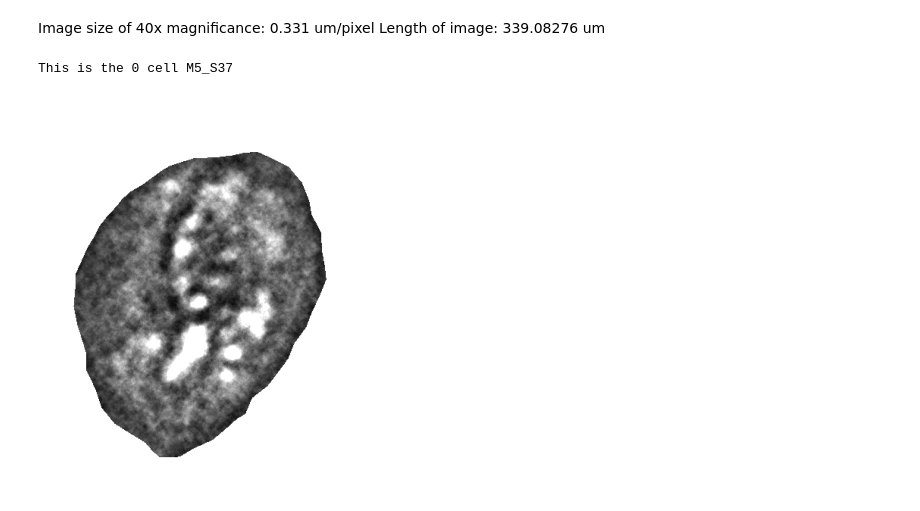
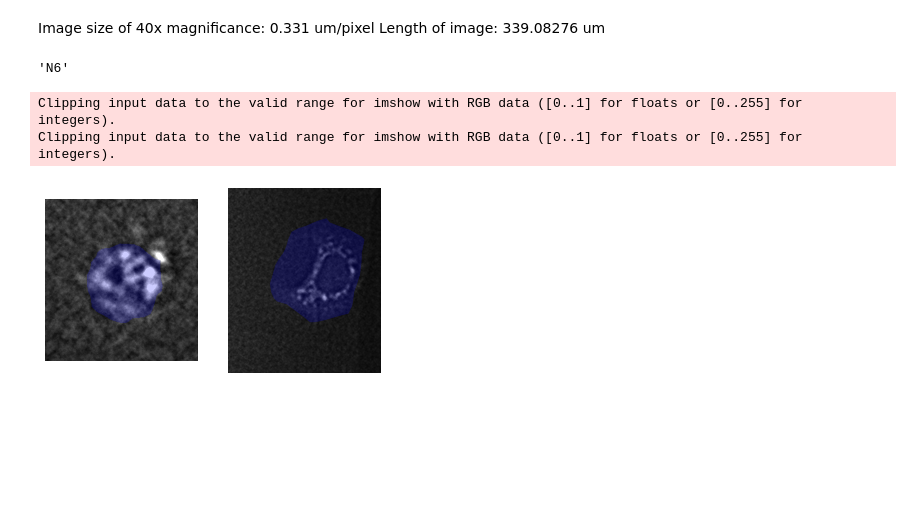
Before and after one commit to echosun77/echosun77-MCF7_hyperspectral_imaging_sequencing, a Jupyter notebook: figures/new_batches/figure3/Schemtic_size.ipynb, the cells around one changed output. Cells and saved outputs as stored; diff of their text form; code cells hidden in the pictures; blank space fills up the shorter version.

```diff
--- a/figures/new_batches/figure3/Schemtic_size.ipynb
+++ b/figures/new_batches/figure3/Schemtic_size.ipynb
@@ -39,32 +12,47 @@ def read_image(fn):
 # %% [markdown]
 Image size of 40x magnificance: 0.331 um/pixel
 Length of image: 339.08276 um
+# %%
+'3-1_N6_S48'.split('_')[1]
+# %% [output]
+'N6'
 # %%
 # Panel 1 of figure 2
 # M5_S37 as the example
 
-npz_fdn = '/home/yike/phd/cancer_cells_img_seq/figures/segmentation/cancer100cells/'
-save_path = '/home/yike/phd/cancer_cells_img_seq/docs/hyperspectral_sequencing_ewa/figures/figure1/'
+npz_fdn1 = '/home/yike/phd/cancer_cells_img_seq/figures/batch_202112/segmentation/cancer100cells/'
+npz_fdn2 = '/home/yike/phd/cancer_cells_img_seq/figures/batch_202306/cropped_cell_npz/good/'
+save_path = '/home/yike/phd/cancer_cells_img_seq/docs/hyperspectral_sequencing_ewa/figures/new_batch/Figure3/'
 
-fns = ['M5_S37.npz']
+# fn = 'M5_S37.npz'
 
-for i, fn in enumerate(fns):
+cells = ['1-1_M3_S11', '3-1_N6_S48']
 
-    image = np.load(npz_fdn + fn)
-    sample = fn.split('.')[0]
+rcParams['pdf.fonttype'] = 42
+fig, axs = plt.subplots(1, 2)
 
-    print(f'This is the {i} cell {sample}')
-    fig, ax = plt.subplots(figsize=(1.5, 1.5), dpi=300)
-    rcParams['pdf.fonttype'] = 42
+for i, cell in enumerate(cells):
+    cell = cells[i]
+    npz_fdn = [npz_fdn1, npz_fdn2]['3-1' in cell]
+    fn = [cell[4:], cell.split('_')[1]]['3-1' in cell]
+    npz_fn = fn + '.npz'
 
+    image = np.load(npz_fdn + npz_fn)
     file = image.files[2]
     vmax = 10000
-    img = image[file] * image['new_segmentation']
-    img[~ image['new_segmentation']] = vmax
-    ax.imshow(img, vmax=vmax, cmap='gray') #
-    ax.axis('off')
+
+    mask_o = image['new_segmentation'].copy()
+    mask = np.zeros(list(mask_o.shape) + [4])
+    mask[:, :, 2][mask_o] = 255
+    mask[:, :, 3][mask_o] = 0.2
+
+    axs[i].imshow(image[file], vmax=vmax,cmap='gray') #
+    axs[i].imshow(mask)
+    axs[i].axis('off')
+
 #     plt.savefig(save_path + sample + '_2.png', bbox_inches='tight', dpi=300)
 #     plt.savefig(save_path + sample + '_2.pdf', bbox_inches='tight', dpi=300)
 # %% [output]
-This is the 0 cell M5_S37
+Clipping input data to the valid range for imshow with RGB data ([0..1] for floats or [0..255] for integers).
+Clipping input data to the valid range for imshow with RGB data ([0..1] for floats or [0..255] for integers).
-[figure, old version]
+[figure, new version]
```
Also changed, not shown: parts of 6 cells of this notebook, 8 other files.
